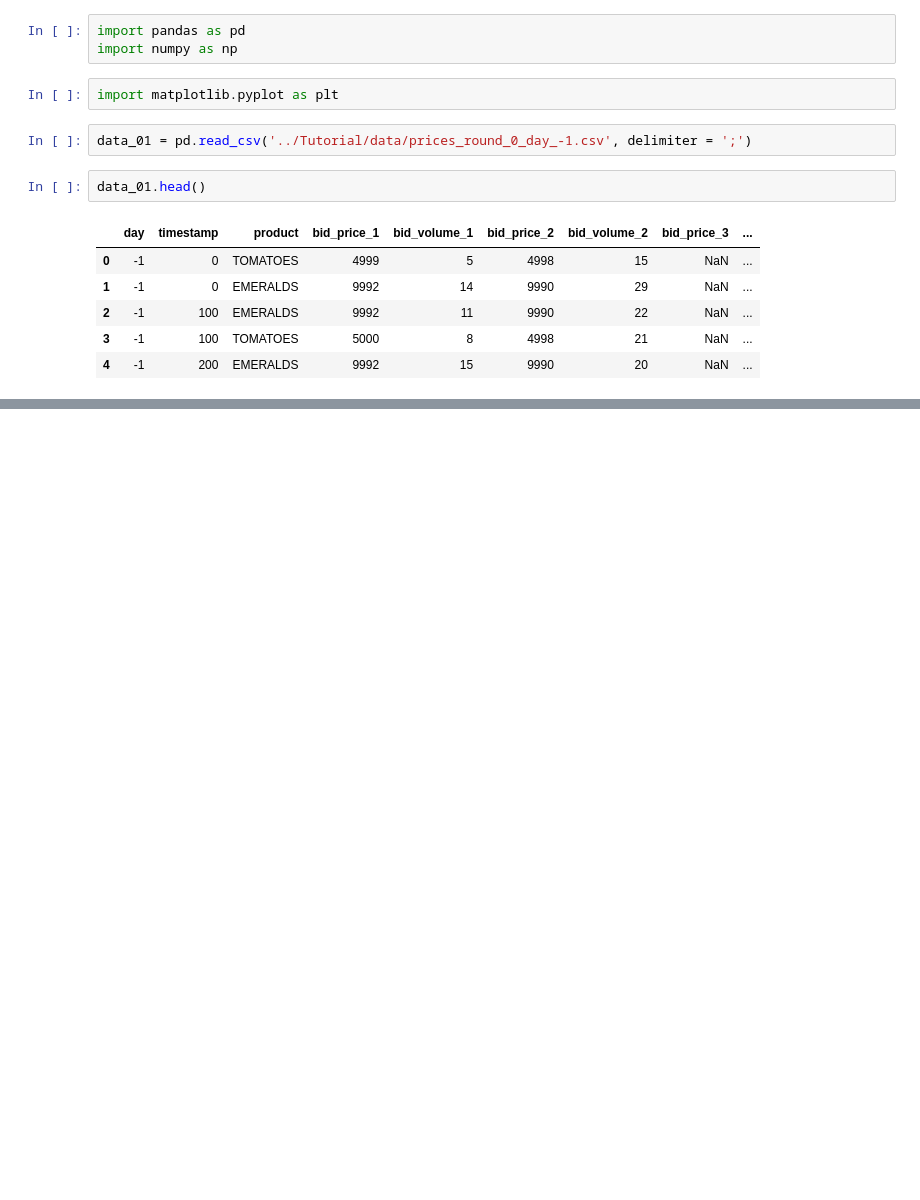
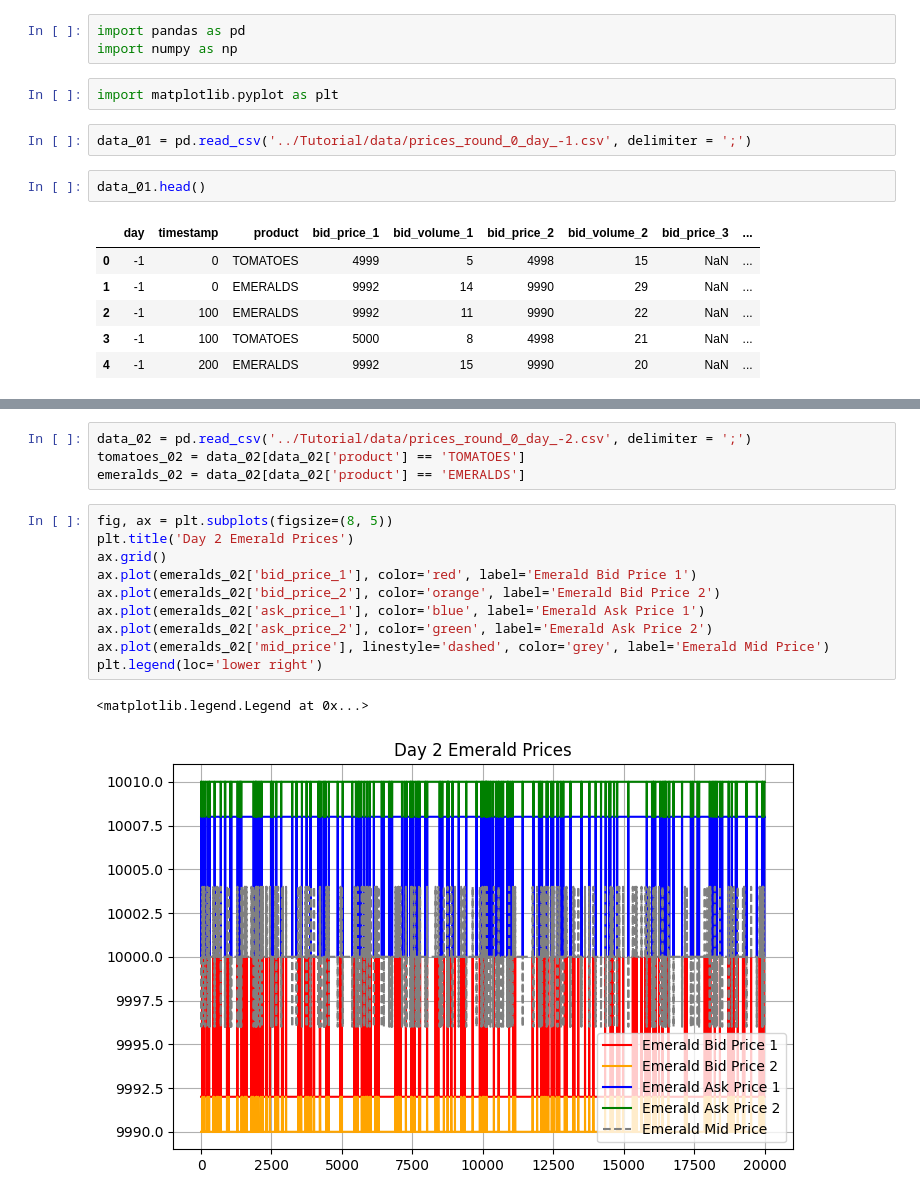
Before and after one commit to squilliam34/imc-prosperity-4, a Jupyter notebook: experimenting/tutorial.ipynb, the cells around one changed output, grey strips where cells are left out. Cells and saved outputs as stored; diff of their text form; blank space fills up the shorter version.

```diff
--- a/experimenting/tutorial.ipynb
+++ b/experimenting/tutorial.ipynb
@@ -33,0 +61,17 @@ tomatoes_01
+# %%
+data_02 = pd.read_csv('../Tutorial/data/prices_round_0_day_-2.csv', delimiter = ';')
+tomatoes_02 = data_02[data_02['product'] == 'TOMATOES']
+emeralds_02 = data_02[data_02['product'] == 'EMERALDS']
+# %%
+fig, ax = plt.subplots(figsize=(8, 5))
+plt.title('Day 2 Emerald Prices')
+ax.grid()
+ax.plot(emeralds_02['bid_price_1'], color='red', label='Emerald Bid Price 1')
+ax.plot(emeralds_02['bid_price_2'], color='orange', label='Emerald Bid Price 2')
+ax.plot(emeralds_02['ask_price_1'], color='blue', label='Emerald Ask Price 1')
+ax.plot(emeralds_02['ask_price_2'], color='green', label='Emerald Ask Price 2')
+ax.plot(emeralds_02['mid_price'], linestyle='dashed', color='grey', label='Emerald Mid Price')
+plt.legend(loc='lower right')
+# %% [output]
+<matplotlib.legend.Legend at 0x...>
+[figure, added]
```
Also changed, not shown: parts of 9 cells of this notebook.
